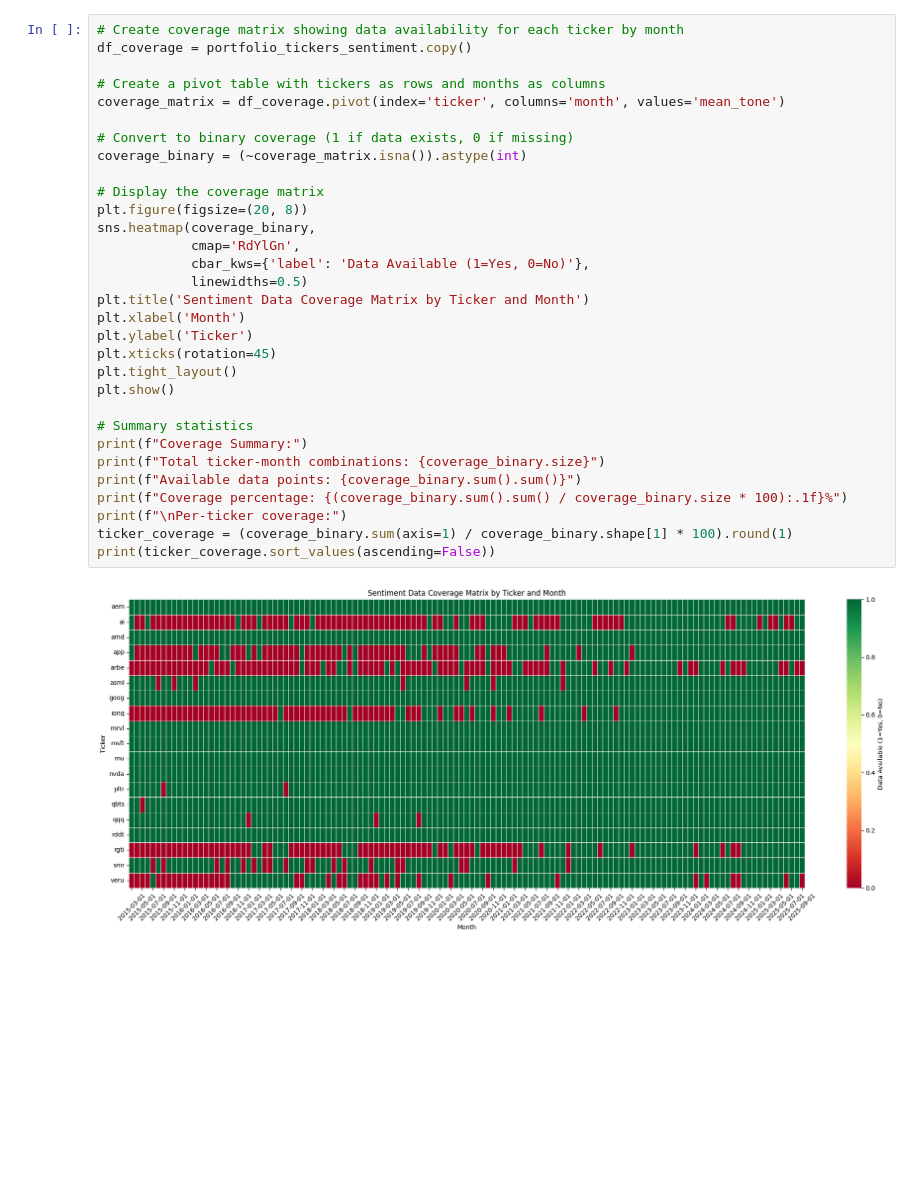
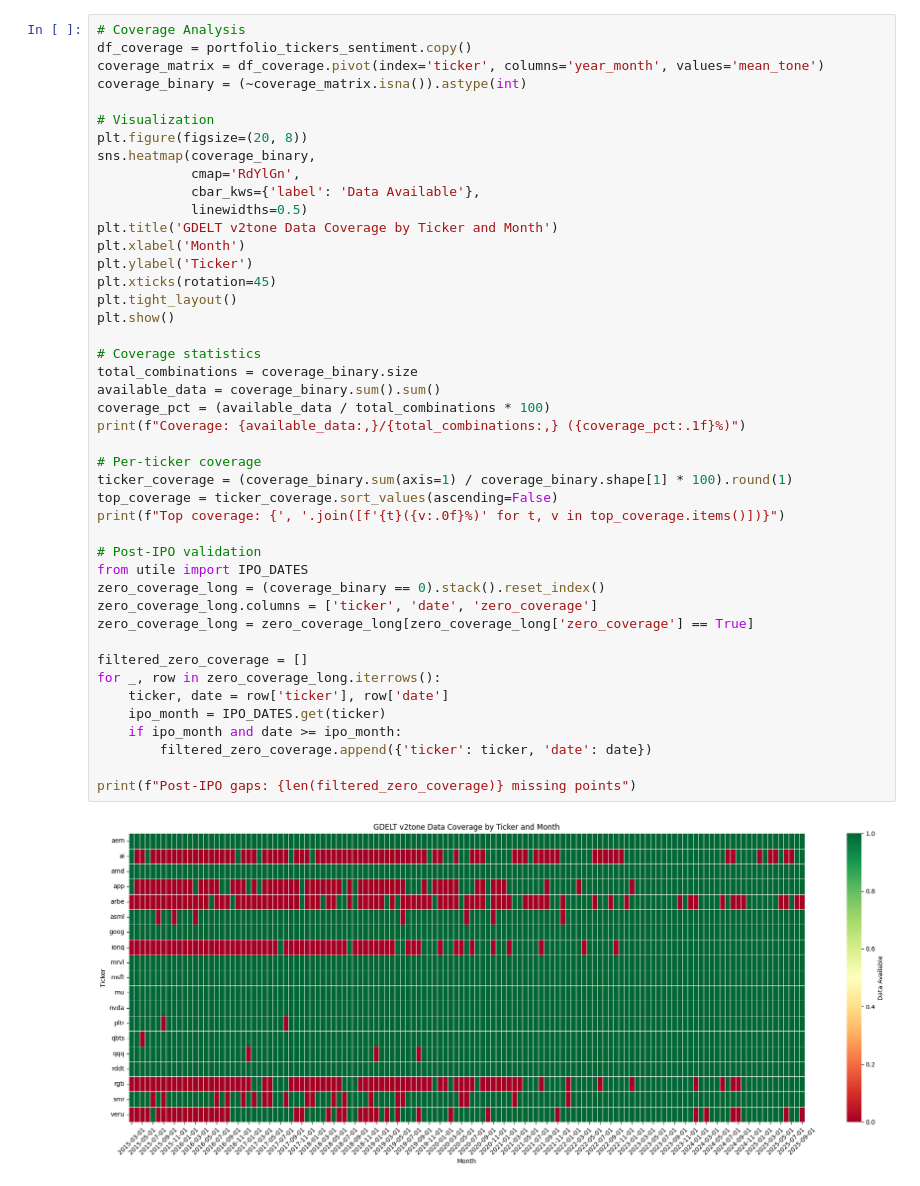
Before and after one commit to natalia-marko/reinforcement-learning-in-finance, a Jupyter notebook: harlf_last_version/news_scraper/sentiment_data_gdelt.ipynb, the cells around one changed output. Drawn from its saved outputs; the diff is of its cells as text; blank space fills up the shorter version.

```diff
--- a/harlf_last_version/news_scraper/sentiment_data_gdelt.ipynb
+++ b/harlf_last_version/news_scraper/sentiment_data_gdelt.ipynb
@@ -32,33 +88,46 @@ portfolio_tickers_sentiment
 # %%
-# Create coverage matrix showing data availability for each ticker by month
+# Coverage Analysis
 df_coverage = portfolio_tickers_sentiment.copy()
-
-# Create a pivot table with tickers as rows and months as columns
-coverage_matrix = df_coverage.pivot(index='ticker', columns='month', values='mean_tone')
-
-# Convert to binary coverage (1 if data exists, 0 if missing)
+coverage_matrix = df_coverage.pivot(index='ticker', columns='year_month', values='mean_tone')
 coverage_binary = (~coverage_matrix.isna()).astype(int)
 
-# Display the coverage matrix
+# Visualization
 plt.figure(figsize=(20, 8))
 sns.heatmap(coverage_binary,
             cmap='RdYlGn',
-            cbar_kws={'label': 'Data Available (1=Yes, 0=No)'},
+            cbar_kws={'label': 'Data Available'},
             linewidths=0.5)
-plt.title('Sentiment Data Coverage Matrix by Ticker and Month')
+plt.title('GDELT v2tone Data Coverage by Ticker and Month')
 plt.xlabel('Month')
 plt.ylabel('Ticker')
 plt.xticks(rotation=45)
 plt.tight_layout()
 plt.show()
 
-# Summary statistics
-print(f"Coverage Summary:")
-print(f"Total ticker-month combinations: {coverage_binary.size}")
-print(f"Available data points: {coverage_binary.sum().sum()}")
-print(f"Coverage percentage: {(coverage_binary.sum().sum() / coverage_binary.size * 100):.1f}%")
-print(f"\nPer-ticker coverage:")
+# Coverage statistics
+total_combinations = coverage_binary.size
+available_data = coverage_binary.sum().sum()
+coverage_pct = (available_data / total_combinations * 100)
+print(f"Coverage: {available_data:,}/{total_combinations:,} ({coverage_pct:.1f}%)")
+
+# Per-ticker coverage
 ticker_coverage = (coverage_binary.sum(axis=1) / coverage_binary.shape[1] * 100).round(1)
-print(ticker_coverage.sort_values(ascending=False))
+top_coverage = ticker_coverage.sort_values(ascending=False)
+print(f"Top coverage: {', '.join([f'{t}({v:.0f}%)' for t, v in top_coverage.items()])}")
+
+# Post-IPO validation
+from utile import IPO_DATES
+zero_coverage_long = (coverage_binary == 0).stack().reset_index()
+zero_coverage_long.columns = ['ticker', 'date', 'zero_coverage']
+zero_coverage_long = zero_coverage_long[zero_coverage_long['zero_coverage'] == True]
+
+filtered_zero_coverage = []
+for _, row in zero_coverage_long.iterrows():
+    ticker, date = row['ticker'], row['date']
+    ipo_month = IPO_DATES.get(ticker)
+    if ipo_month and date >= ipo_month:
+        filtered_zero_coverage.append({'ticker': ticker, 'date': date})
+
+print(f"Post-IPO gaps: {len(filtered_zero_coverage)} missing points")
 # %% [output]
-[figure, old version]
+[figure, new version]
```
Also changed, not shown: parts of 31 cells of this notebook, 6 other files.
